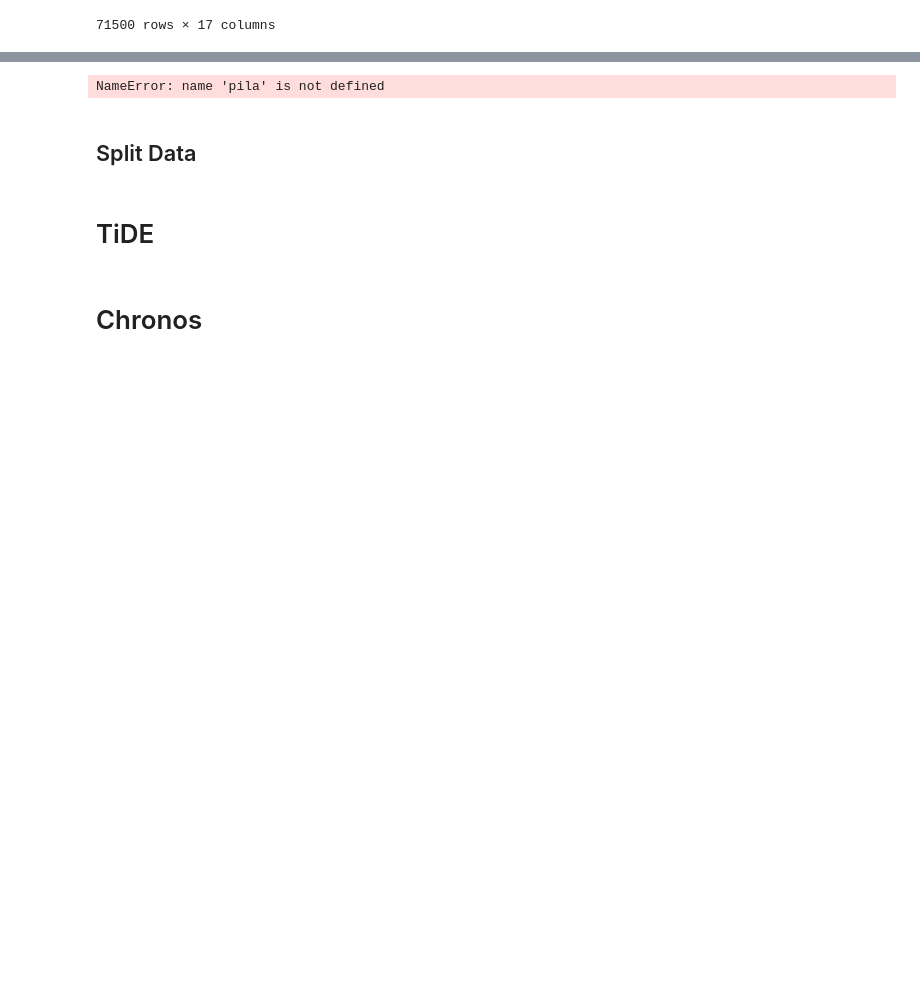
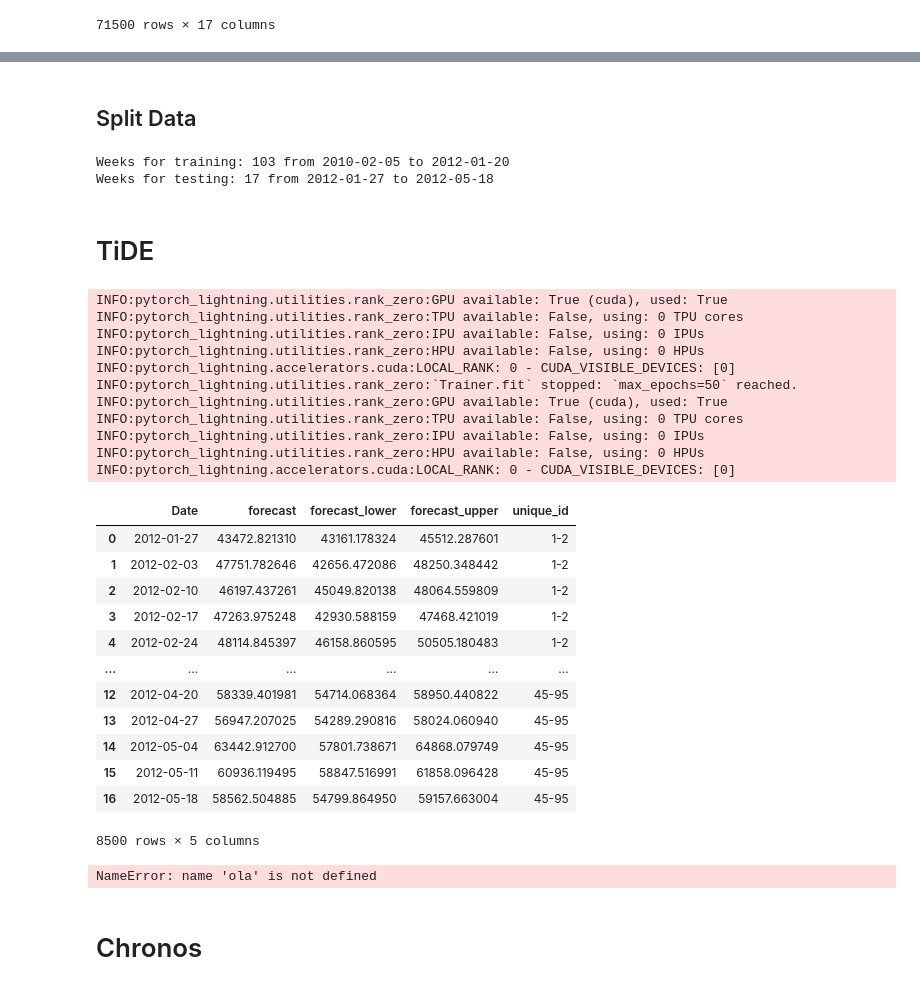
Before and after one commit to seblessa/Transfer-Learning-Deep-Learning-Forecasting-Retail-Sales, a Jupyter notebook: Chronos-TiDE.ipynb, the cells around one changed output, grey strips where cells are left out. Saved outputs shown, nothing was run; the diff lists cells and outputs as text; code cells hidden in the pictures; blank space fills up the shorter version.

```diff
--- a/Chronos-TiDE.ipynb
+++ b/Chronos-TiDE.ipynb
@@ -35,11 +53,12 @@ SCALER = Scaler()
 TRANSFORMER = StaticCovariatesTransformer()
 PIPELINE = Pipeline([SCALER, TRANSFORMER])
 
-FORECAST_HORIZON = 8 # number of weeks to forecast
+FORECAST_HORIZON = 17 # number of weeks to forecast
 TOP_STORES = 500 # number of top stores to forecast
 
 CHRONOS_ARCHITECTURE = ("amazon/chronos-t5-tiny", "cpu")
 # CHRONOS_ARCHITECTURE = ("amazon/chronos-t5-large","cuda")
+# CHRONOS_ARCHITECTURE = ("amazon/chronos-t5-tiny","cuda")
 # %% [markdown]
 # Load Datasets for TiDE and Chronos sales forecast
 # %%
@@ -127,12 +142,10 @@ windows = [window1, window2, window3, window4]
 # %%
 window = (window1[0], window1[1])
-# %% [output]
-NameError: name 'pila' is not defined
 # %% [markdown]
 ## Split Data
 # %%
 train = df[(df[TIME_COL] <= window[0])]
-test = df[(df[TIME_COL] >= window[0]) & (df[TIME_COL] <= window[1])]
+test = df[(df[TIME_COL] > window[0]) & (df[TIME_COL] <= window[1])]
 df = df[(df[TIME_COL] <= window[1])]
 
 train_darts = TimeSeries.from_group_dataframe(
@@ -146,8 +159,43 @@ train_darts = TimeSeries.from_group_dataframe(
 
 print(f"Weeks for training: {len(train[TIME_COL].unique())} from {min(train[TIME_COL]).date()} to {max(train[TIME_COL]).date()}")
 print(f"Weeks for testing: {len(test[TIME_COL].unique())} from {min(test[TIME_COL]).date()} to {max(test[TIME_COL]).date()}")
+# %% [output]
+Weeks for training: 103 from 2010-02-05 to 2012-01-20
+Weeks for testing: 17 from 2012-01-27 to 2012-05-18
 # %% [markdown]
 # TiDE
+# %%
+tide_forecast = utils.tide_prediction(window=window, dataframe=df, forecast_horizon=17)
+tide_forecast
+# %% [output]
+INFO:pytorch_lightning.utilities.rank_zero:GPU available: True (cuda), used: True
+INFO:pytorch_lightning.utilities.rank_zero:TPU available: False, using: 0 TPU cores
+INFO:pytorch_lightning.utilities.rank_zero:IPU available: False, using: 0 IPUs
+INFO:pytorch_lightning.utilities.rank_zero:HPU available: False, using: 0 HPUs
+INFO:pytorch_lightning.accelerators.cuda:LOCAL_RANK: 0 - CUDA_VISIBLE_DEVICES: [0]
+INFO:pytorch_lightning.utilities.rank_zero:`Trainer.fit` stopped: `max_epochs=50` reached.
+INFO:pytorch_lightning.utilities.rank_zero:GPU available: True (cuda), used: True
+INFO:pytorch_lightning.utilities.rank_zero:TPU available: False, using: 0 TPU cores
+INFO:pytorch_lightning.utilities.rank_zero:IPU available: False, using: 0 IPUs
+INFO:pytorch_lightning.utilities.rank_zero:HPU available: False, using: 0 HPUs
+INFO:pytorch_lightning.accelerators.cuda:LOCAL_RANK: 0 - CUDA_VISIBLE_DEVICES: [0]
+|  | Date | forecast | forecast_lower | forecast_upper | unique_id |
+| 0 | 2012-01-27 | 43472.821310 | 43161.178324 | 45512.287601 | 1-2 |
+| 1 | 2012-02-03 | 47751.782646 | 42656.472086 | 48250.348442 | 1-2 |
+| 2 | 2012-02-10 | 46197.437261 | 45049.820138 | 48064.559809 | 1-2 |
+| 3 | 2012-02-17 | 47263.975248 | 42930.588159 | 47468.421019 | 1-2 |
+| 4 | 2012-02-24 | 48114.845397 | 46158.860595 | 50505.180483 | 1-2 |
+| ... | ... | ... | ... | ... | ... |
+| 12 | 2012-04-20 | 58339.401981 | 54714.068364 | 58950.440822 | 45-95 |
+| 13 | 2012-04-27 | 56947.207025 | 54289.290816 | 58024.060940 | 45-95 |
+| 14 | 2012-05-04 | 63442.912700 | 57801.738671 | 64868.079749 | 45-95 |
+| 15 | 2012-05-11 | 60936.119495 | 58847.516991 | 61858.096428 | 45-95 |
+| 16 | 2012-05-18 | 58562.504885 | 54799.864950 | 59157.663004 | 45-95 |
+8500 rows × 5 columns
+# %%
+ola
+# %% [output]
+NameError: name 'ola' is not defined
 # %%
 # tide_forecast = pd.read_csv('data/tide_forecast.csv')
 # %%
```
Also changed, not shown: parts of 15 cells of this notebook, 8 other files.
